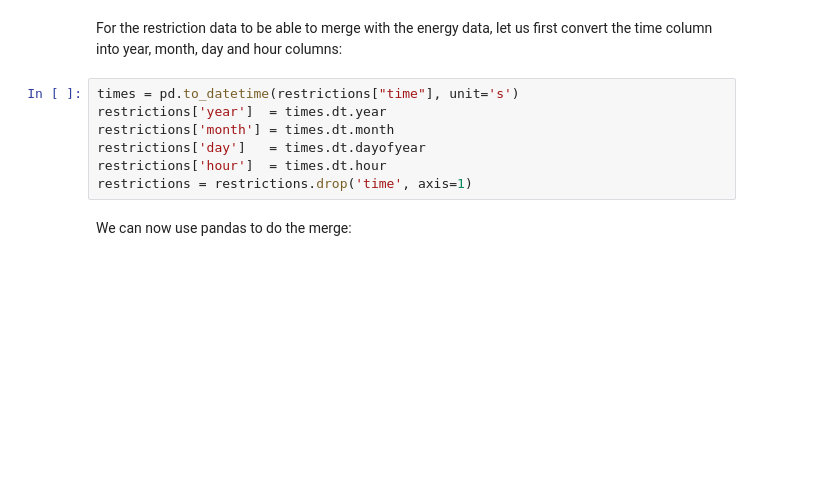
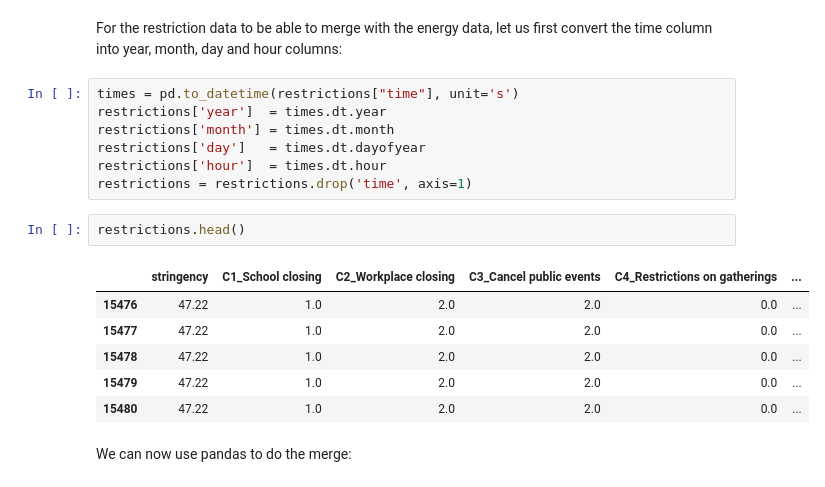
Before and after one commit to PanosBn/IoTGroup9, a Jupyter notebook: assignment.ipynb, the cells around one changed output. Drawn from its saved outputs; the diff is of its cells as text; blank space fills up the shorter version.

```diff
--- a/assignment.ipynb
+++ b/assignment.ipynb
@@ -536,6 +517,15 @@ restrictions['month'] = times.dt.month
 restrictions['day']   = times.dt.dayofyear
 restrictions['hour']  = times.dt.hour
 restrictions = restrictions.drop('time', axis=1)
+# %%
+restrictions.head()
+# %% [output]
+|  | stringency | C1_School closing | C2_Workplace closing | C3_Cancel public events | C4_Restrictions on gatherings | ... |
+| 15476 | 47.22 | 1.0 | 2.0 | 2.0 | 0.0 | ... |
+| 15477 | 47.22 | 1.0 | 2.0 | 2.0 | 0.0 | ... |
+| 15478 | 47.22 | 1.0 | 2.0 | 2.0 | 0.0 | ... |
+| 15479 | 47.22 | 1.0 | 2.0 | 2.0 | 0.0 | ... |
+| 15480 | 47.22 | 1.0 | 2.0 | 2.0 | 0.0 | ... |
 # %% [markdown]
 We can now use pandas to do the merge:
 # %%
```
Also changed, not shown: parts of 27 cells of this notebook.
